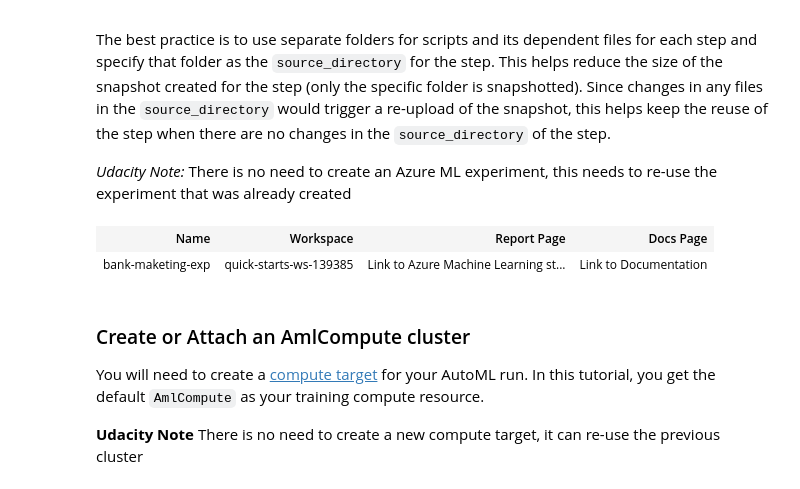
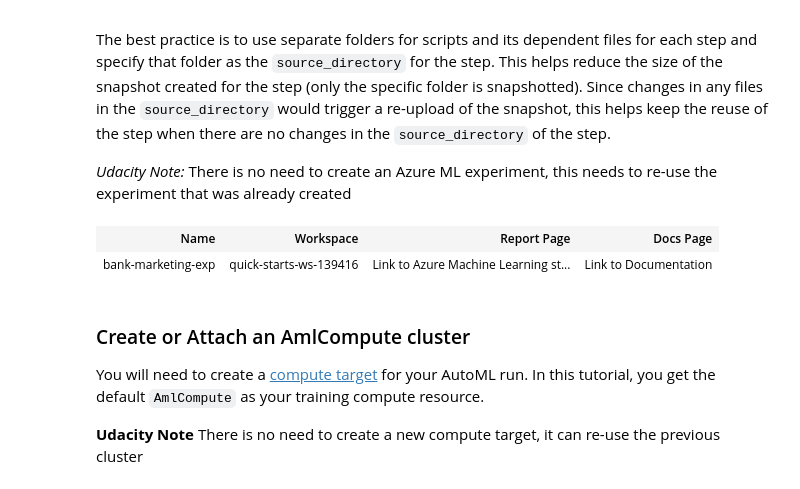
Before and after one commit to gaya3arul/AzureML-MLOps, a Jupyter notebook: Exercise_starter_files/aml-exercise-pipelines-with-automated-machine-learning-step (2).ipynb, the cells around one changed output. Drawn from its saved outputs; the diff is of its cells as text; code cells hidden in the pictures.

```diff
--- a/Exercise_starter_files/aml-exercise-pipelines-with-automated-machine-learning-step (2).ipynb
+++ b/Exercise_starter_files/aml-exercise-pipelines-with-automated-machine-learning-step (2).ipynb
@@ -71,14 +67,14 @@ The best practice is to use separate folders for scripts and its dependent files
 # %%
 # Choose a name for the run history container in the workspace.
 # NOTE: update these to match your existing experiment name
-experiment_name = 'bank-maketing-exp'
+experiment_name = 'bank-marketing-exp'
 project_folder = './pipeline-project'
 
 experiment = Experiment(ws, experiment_name)
 experiment
 # %% [output]
 | Name | Workspace | Report Page | Docs Page |
-| bank-maketing-exp | quick-starts-ws-139385 | Link to Azure Machine Learning st... | Link to Documentation |
+| bank-marketing-exp | quick-starts-ws-139416 | Link to Azure Machine Learning st... | Link to Documentation |
 # %% [markdown]
 ### Create or Attach an AmlCompute cluster
 You will need to create a [compute target](https://docs.microsoft.com/azure/machine-learning/service/concept-azure-machine-learning-architecture#compute-target) for your AutoML run. In this tutorial, you get the default `AmlCompute` as your training compute resource.
```
Also changed, not shown: parts of 14 cells of this notebook, 4 other files.
